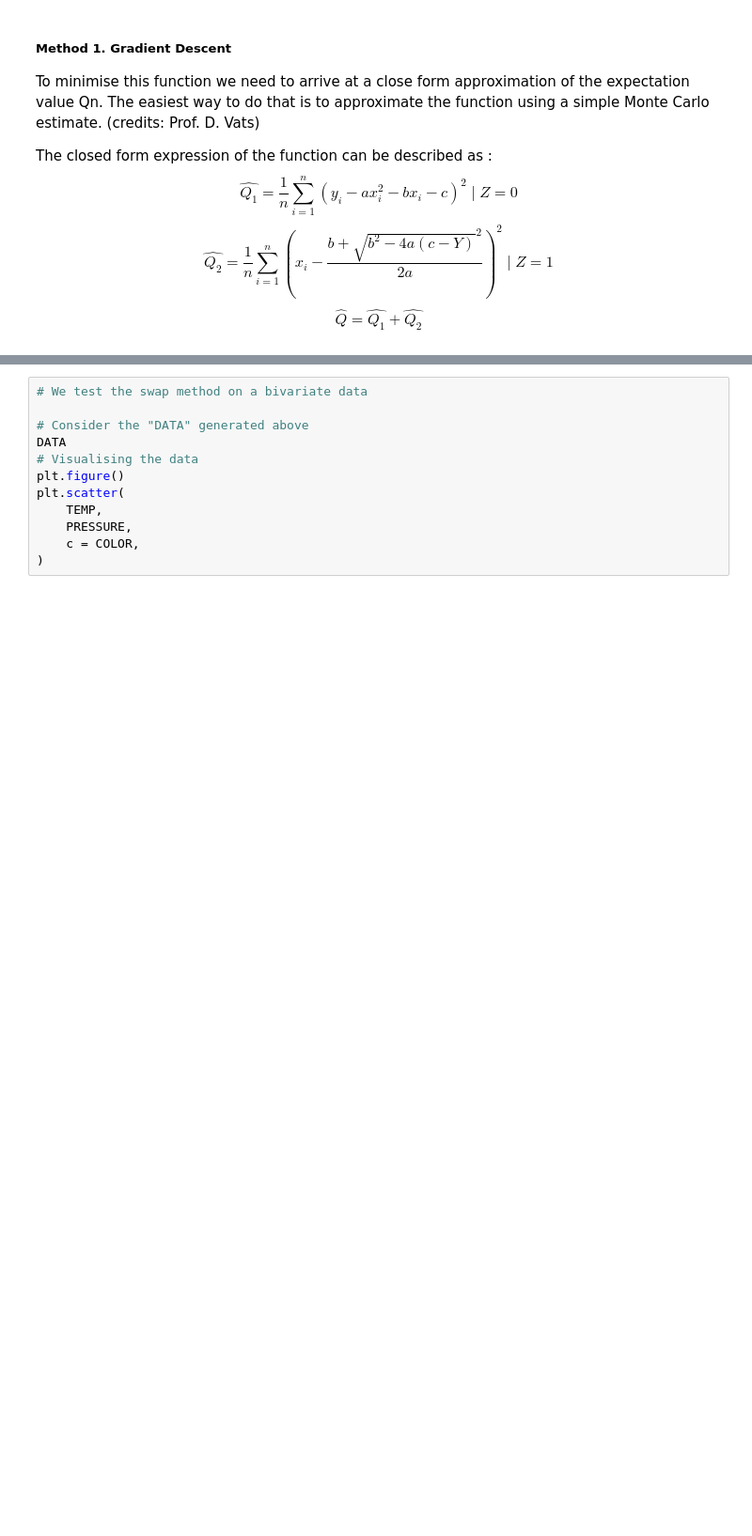
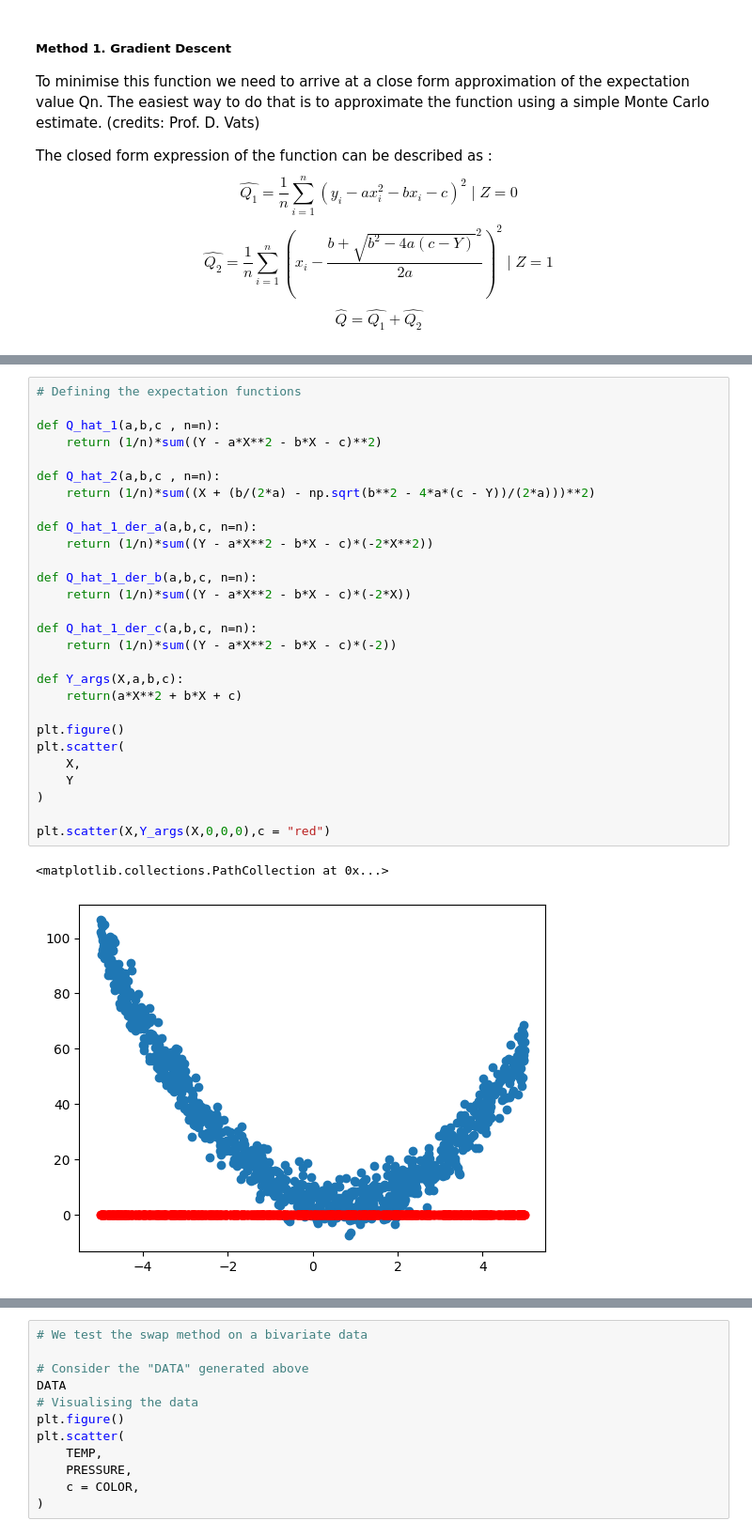
Before and after one commit to Zehaan22/SWAP-Regression, a Jupyter notebook: Codes/ComputationalApproach.ipynb, the cells around one changed output, grey strips where cells are left out. Shown at 94% size. Cells and saved outputs as stored; diff of their text form; blank space fills up the shorter version.

Commit message:
Minimising Expectation value

```diff
--- a/Codes/ComputationalApproach.ipynb
+++ b/Codes/ComputationalApproach.ipynb
@@ -234,0 +236,31 @@ plt.scatter(
+# %%
+# Defining the expectation functions
+
+def Q_hat_1(a,b,c , n=n):
+    return (1/n)*sum((Y - a*X**2 - b*X - c)**2)
+
+def Q_hat_2(a,b,c , n=n):
+    return (1/n)*sum((X + (b/(2*a) - np.sqrt(b**2 - 4*a*(c - Y))/(2*a)))**2)
+
+def Q_hat_1_der_a(a,b,c, n=n):
+    return (1/n)*sum((Y - a*X**2 - b*X - c)*(-2*X**2))
+
+def Q_hat_1_der_b(a,b,c, n=n):
+    return (1/n)*sum((Y - a*X**2 - b*X - c)*(-2*X))
+
+def Q_hat_1_der_c(a,b,c, n=n):
+    return (1/n)*sum((Y - a*X**2 - b*X - c)*(-2))
+
+def Y_args(X,a,b,c):
+    return(a*X**2 + b*X + c)
+
+plt.figure()
+plt.scatter(
+    X,
+    Y
+)
+
+plt.scatter(X,Y_args(X,0,0,0),c = "red")
+# %% [output]
+<matplotlib.collections.PathCollection at 0x...>
+[figure, added]
```
Also changed, not shown: parts of 3 cells of this notebook.
